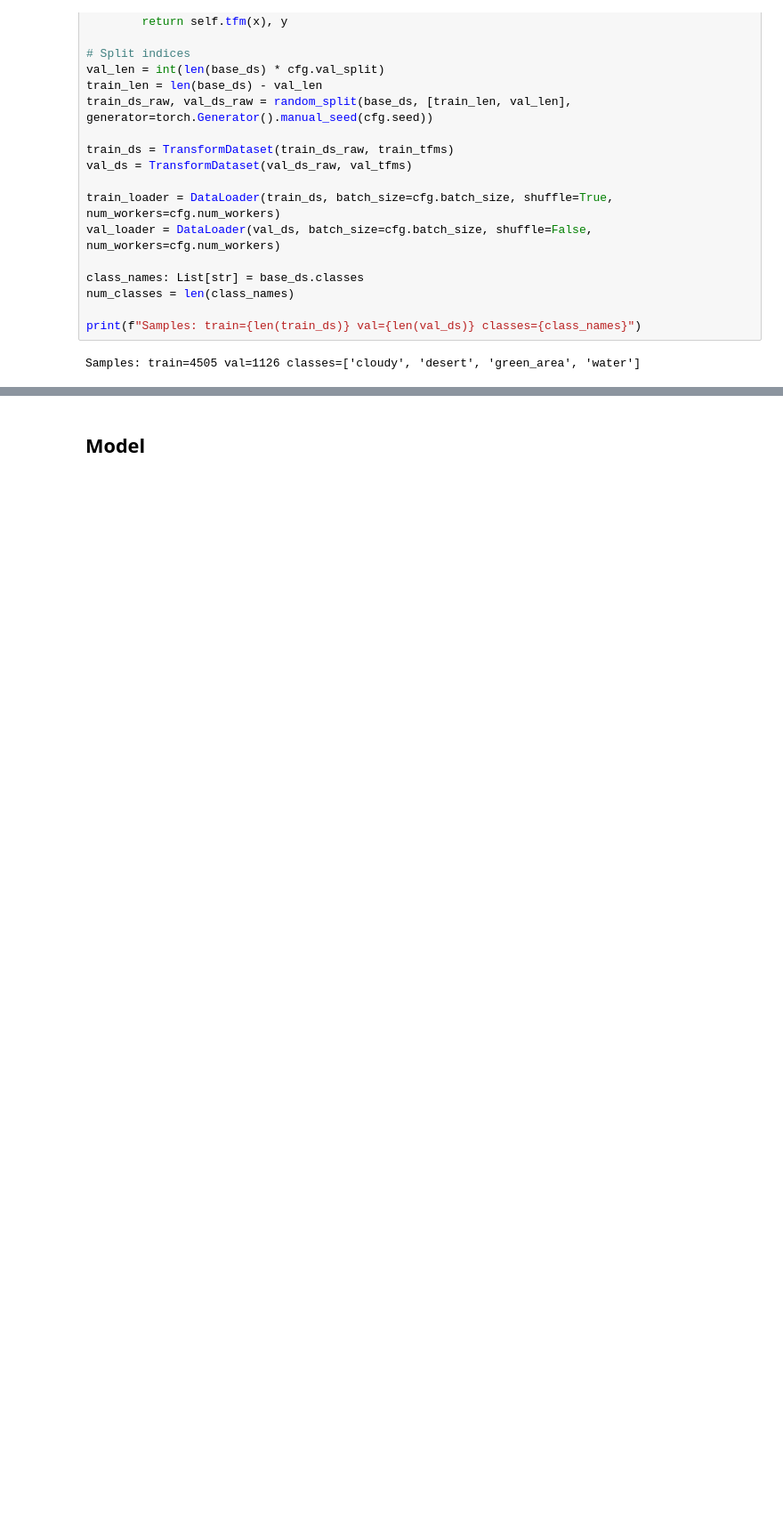
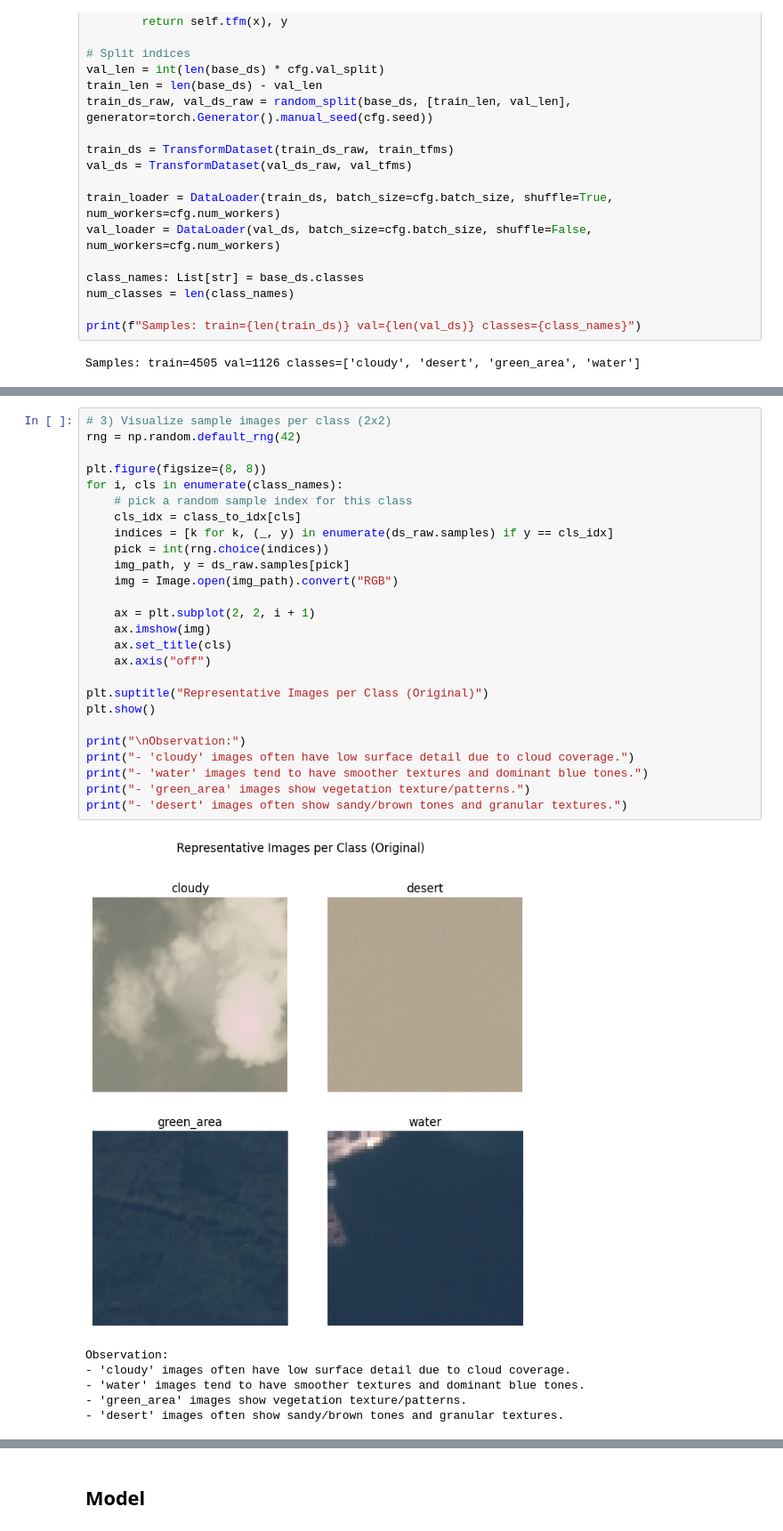
Before and after one commit to bogdan-kovalchuk/Satellite-Terrain-Classifier, a Jupyter notebook: notebooks/classification.ipynb, the cells around one changed output, grey strips where cells are left out. Shown at 89% size. Saved outputs shown, nothing was run; the diff lists cells and outputs as text; blank space fills up the shorter version.

```diff
--- a/notebooks/classification.ipynb
+++ b/notebooks/classification.ipynb
@@ -108,0 +166,33 @@ Samples: train=4505 val=1126 classes=['cloudy', 'desert', 'green_area', 'water']
+# %%
+# 3) Visualize sample images per class (2x2)
+rng = np.random.default_rng(42)
+
+plt.figure(figsize=(8, 8))
+for i, cls in enumerate(class_names):
+    # pick a random sample index for this class
+    cls_idx = class_to_idx[cls]
+    indices = [k for k, (_, y) in enumerate(ds_raw.samples) if y == cls_idx]
+    pick = int(rng.choice(indices))
+    img_path, y = ds_raw.samples[pick]
+    img = Image.open(img_path).convert("RGB")
+
+    ax = plt.subplot(2, 2, i + 1)
+    ax.imshow(img)
+    ax.set_title(cls)
+    ax.axis("off")
+
+plt.suptitle("Representative Images per Class (Original)")
+plt.show()
+
+print("\nObservation:")
+print("- 'cloudy' images often have low surface detail due to cloud coverage.")
+print("- 'water' images tend to have smoother textures and dominant blue tones.")
+print("- 'green_area' images show vegetation texture/patterns.")
+print("- 'desert' images often show sandy/brown tones and granular textures.")
+# %% [output]
+[figure, added]
+Observation:
+- 'cloudy' images often have low surface detail due to cloud coverage.
+- 'water' images tend to have smoother textures and dominant blue tones.
+- 'green_area' images show vegetation texture/patterns.
+- 'desert' images often show sandy/brown tones and granular textures.
```
Also changed, not shown: parts of 5 cells of this notebook.
